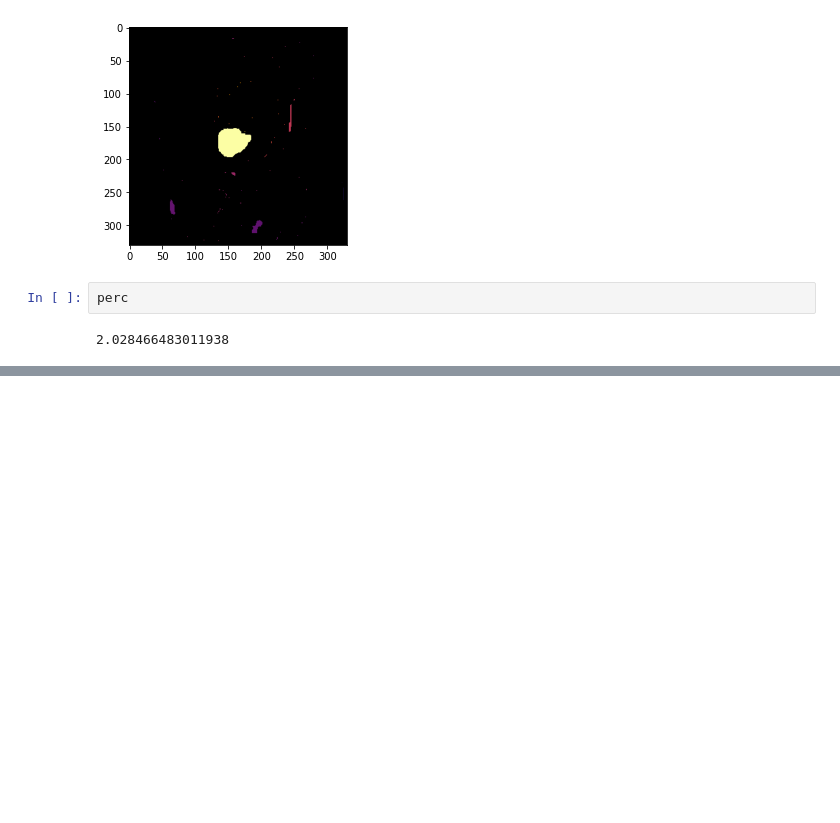
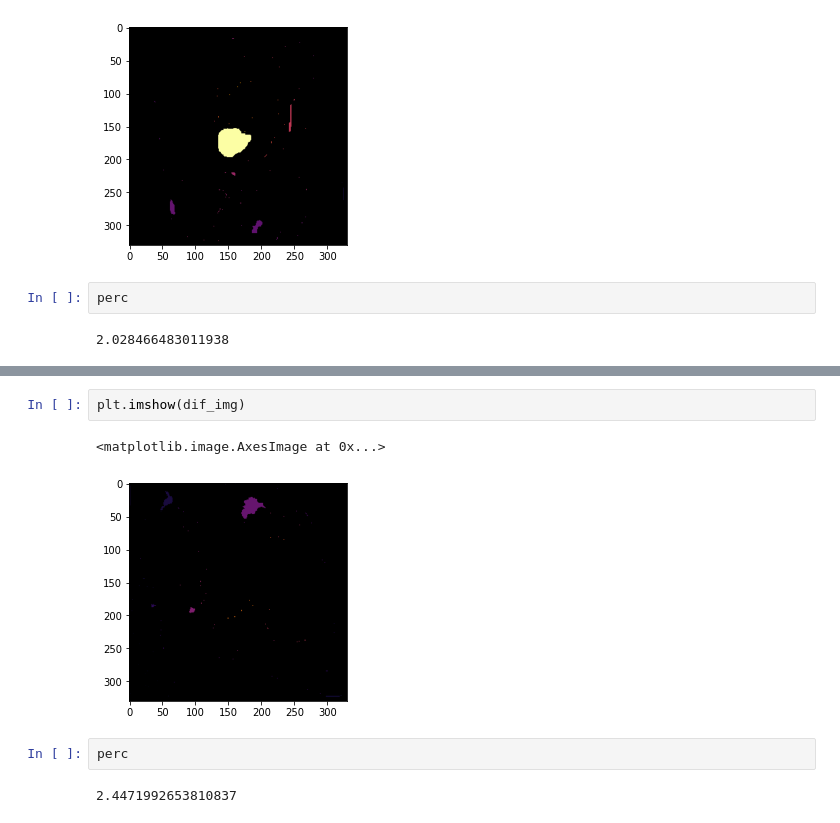
Before and after one commit to CMU-Vis-2021/Insightful-Saliency-Maps, a Jupyter notebook: AvgImg.ipynb, the cells around one changed output, grey strips where cells are left out. Cells and saved outputs as stored; diff of their text form; blank space fills up the shorter version.

```diff
--- a/AvgImg.ipynb
+++ b/AvgImg.ipynb
@@ -413,0 +447,9 @@ perc
+# %%
+plt.imshow(dif_img)
+# %% [output]
+<matplotlib.image.AxesImage at 0x...>
+[figure, added]
+# %%
+perc
+# %% [output]
+2.4471992653810837
```
Also changed, not shown: parts of 16 cells of this notebook, 3 other files.
